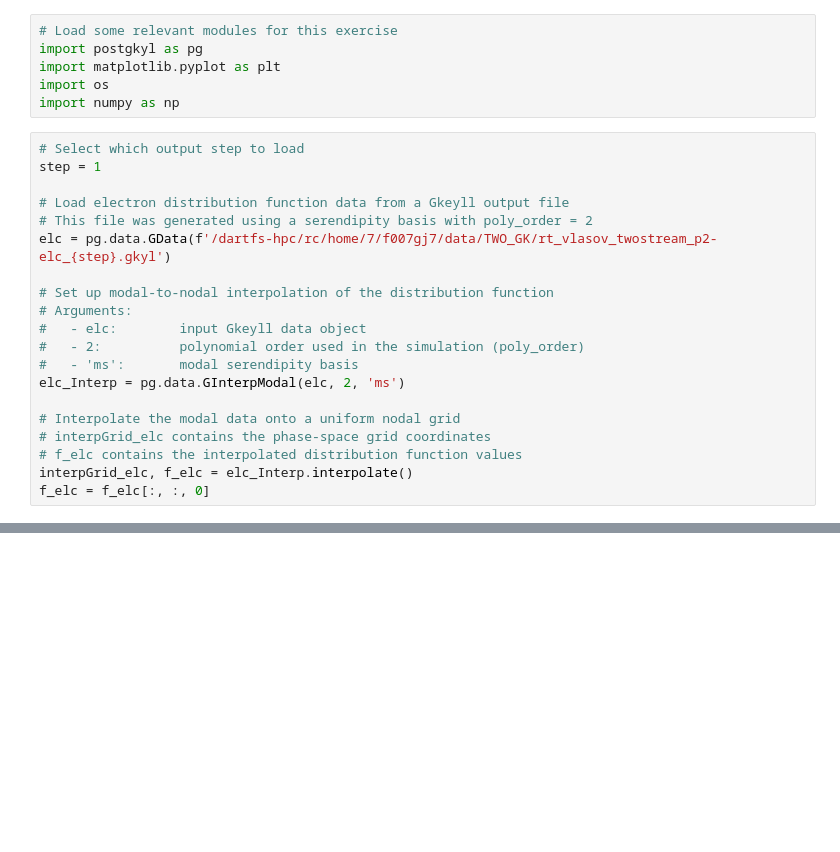
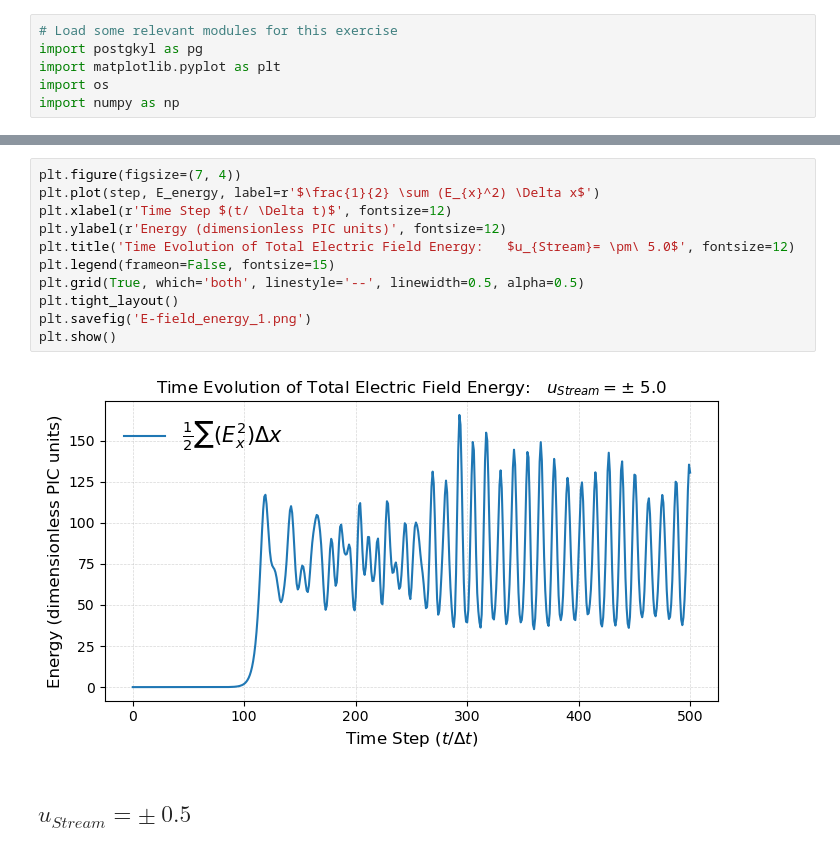
Before and after one commit to TediGodfrey/P118, a Jupyter notebook: hw3/GKEYLL_POST.ipynb, the cells around one changed output, grey strips where cells are left out. Saved outputs shown, nothing was run; the diff lists cells and outputs as text; blank space fills up the shorter version.

```diff
--- a/hw3/GKEYLL_POST.ipynb
+++ b/hw3/GKEYLL_POST.ipynb
@@ -4,23 +4,3 @@ import postgkyl as pg
 import matplotlib.pyplot as plt
 import os
 import numpy as np
-# %%
-# Select which output step to load
-step = 1
-
-# Load electron distribution function data from a Gkeyll output file
-# This file was generated using a serendipity basis with poly_order = 2
-elc = pg.data.GData(f'/dartfs-hpc/rc/home/7/f007gj7/data/TWO_GK/rt_vlasov_twostream_p2-elc_{step}.gkyl')
-
-# Set up modal-to-nodal interpolation of the distribution function
-# Arguments:
-#   - elc:        input Gkeyll data object
-#   - 2:          polynomial order used in the simulation (poly_order)
-#   - 'ms':       modal serendipity basis
-elc_Interp = pg.data.GInterpModal(elc, 2, 'ms')
-
-# Interpolate the modal data onto a uniform nodal grid
-# interpGrid_elc contains the phase-space grid coordinates
-# f_elc contains the interpolated distribution function values
-interpGrid_elc, f_elc = elc_Interp.interpolate()
-f_elc = f_elc[:, :, 0]
@@ -61,0 +79,15 @@ dx = np.diff(ex_grid)[0]
+# %%
+plt.figure(figsize=(7, 4))
+plt.plot(step, E_energy, label=r'$\frac{1}{2} \sum (E_{x}^2) \Delta x$')
+plt.xlabel(r'Time Step $(t/ \Delta t)$', fontsize=12)
+plt.ylabel(r'Energy (dimensionless PIC units)', fontsize=12)
+plt.title('Time Evolution of Total Electric Field Energy:   $u_{Stream}= \pm\ 5.0$', fontsize=12)
+plt.legend(frameon=False, fontsize=15)
+plt.grid(True, which='both', linestyle='--', linewidth=0.5, alpha=0.5)
+plt.tight_layout()
+plt.savefig('E-field_energy_1.png')
+plt.show()
+# %% [output]
+[figure, added]
+# %% [markdown]
+## $u_{Stream}= \pm\ 0.5$
```
Also changed, not shown: parts of 11 cells of this notebook.
